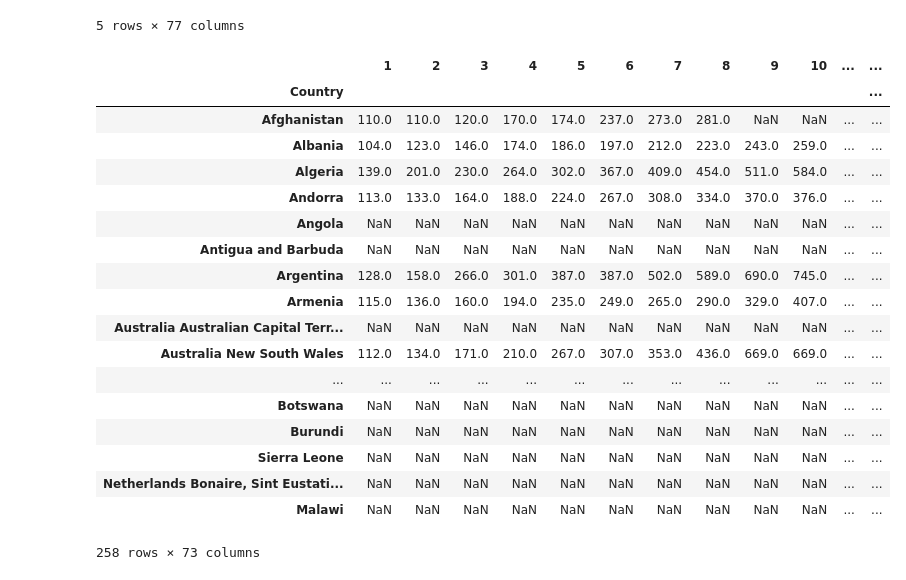
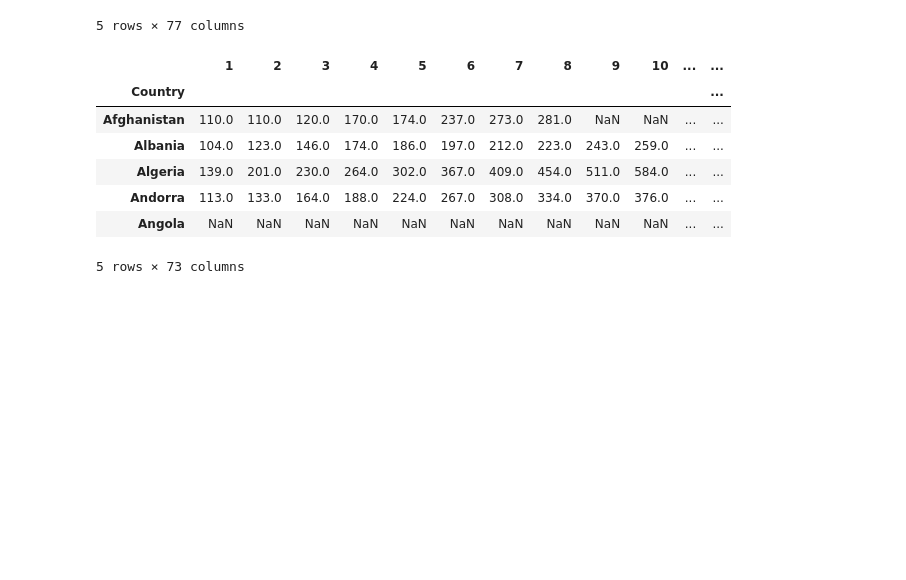
Before and after one commit to MiRoDS/DataScience_Project4, a Jupyter notebook: CapstoneProject.ipynb, the cells around one changed output. Saved outputs shown, nothing was run; the diff lists cells and outputs as text; code cells hidden in the pictures; blank space fills up the shorter version.

```diff
--- a/CapstoneProject.ipynb
+++ b/CapstoneProject.ipynb
@@ -112,25 +114,14 @@ for index, row in df_timeseries.iterrows():
 # %%
 df_growth.set_index('Country', inplace=True)
 # %%
-df_growth
+df_growth.head()
 # %% [output]
 |  | 1 | 2 | 3 | 4 | 5 | 6 | 7 | 8 | 9 | 10 | ... | ... |
 | Country |  |  |  |  |  |  |  |  |  |  |  | ... |
 | Afghanistan | 110.0 | 110.0 | 120.0 | 170.0 | 174.0 | 237.0 | 273.0 | 281.0 | NaN | NaN | ... | ... |
 | Albania | 104.0 | 123.0 | 146.0 | 174.0 | 186.0 | 197.0 | 212.0 | 223.0 | 243.0 | 259.0 | ... | ... |
 | Algeria | 139.0 | 201.0 | 230.0 | 264.0 | 302.0 | 367.0 | 409.0 | 454.0 | 511.0 | 584.0 | ... | ... |
 | Andorra | 113.0 | 133.0 | 164.0 | 188.0 | 224.0 | 267.0 | 308.0 | 334.0 | 370.0 | 376.0 | ... | ... |
 | Angola | NaN | NaN | NaN | NaN | NaN | NaN | NaN | NaN | NaN | NaN | ... | ... |
-| Antigua and Barbuda | NaN | NaN | NaN | NaN | NaN | NaN | NaN | NaN | NaN | NaN | ... | ... |
-| Argentina | 128.0 | 158.0 | 266.0 | 301.0 | 387.0 | 387.0 | 502.0 | 589.0 | 690.0 | 745.0 | ... | ... |
-| Armenia | 115.0 | 136.0 | 160.0 | 194.0 | 235.0 | 249.0 | 265.0 | 290.0 | 329.0 | 407.0 | ... | ... |
-| Australia Australian Capital Terr... | NaN | NaN | NaN | NaN | NaN | NaN | NaN | NaN | NaN | NaN | ... | ... |
-| Australia New South Wales | 112.0 | 134.0 | 171.0 | 210.0 | 267.0 | 307.0 | 353.0 | 436.0 | 669.0 | 669.0 | ... | ... |
-| ... | ... | ... | ... | ... | ... | ... | ... | ... | ... | ... | ... | ... |
-| Botswana | NaN | NaN | NaN | NaN | NaN | NaN | NaN | NaN | NaN | NaN | ... | ... |
-| Burundi | NaN | NaN | NaN | NaN | NaN | NaN | NaN | NaN | NaN | NaN | ... | ... |
-| Sierra Leone | NaN | NaN | NaN | NaN | NaN | NaN | NaN | NaN | NaN | NaN | ... | ... |
-| Netherlands Bonaire, Sint Eustati... | NaN | NaN | NaN | NaN | NaN | NaN | NaN | NaN | NaN | NaN | ... | ... |
-| Malawi | NaN | NaN | NaN | NaN | NaN | NaN | NaN | NaN | NaN | NaN | ... | ... |
-258 rows × 73 columns
+5 rows × 73 columns
 # %%
```
Also changed, not shown: parts of 15 cells of this notebook.
